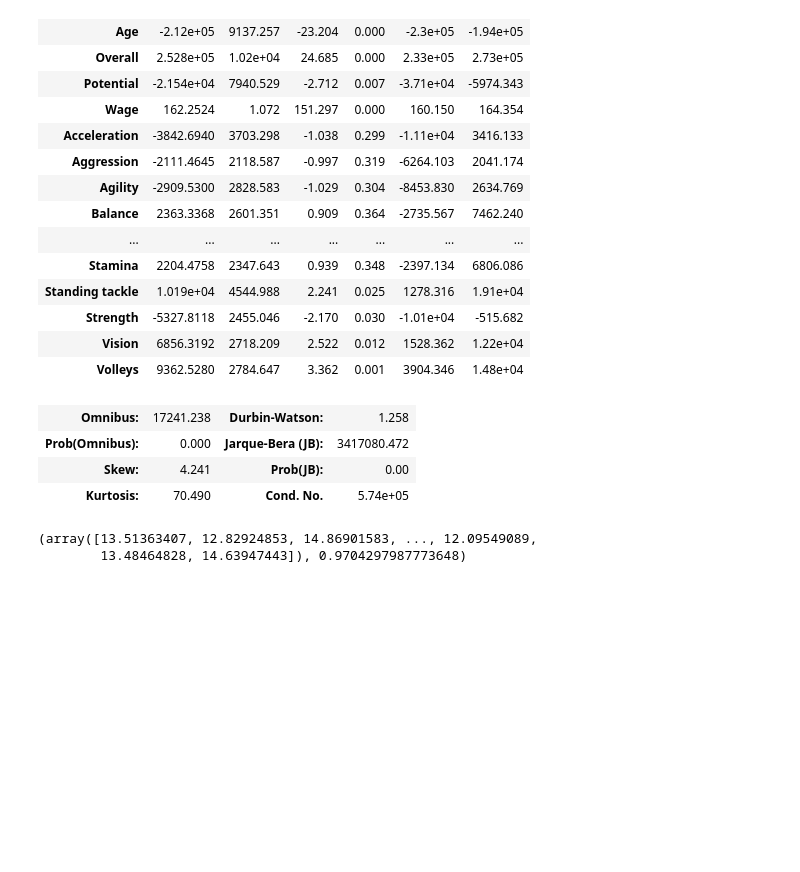
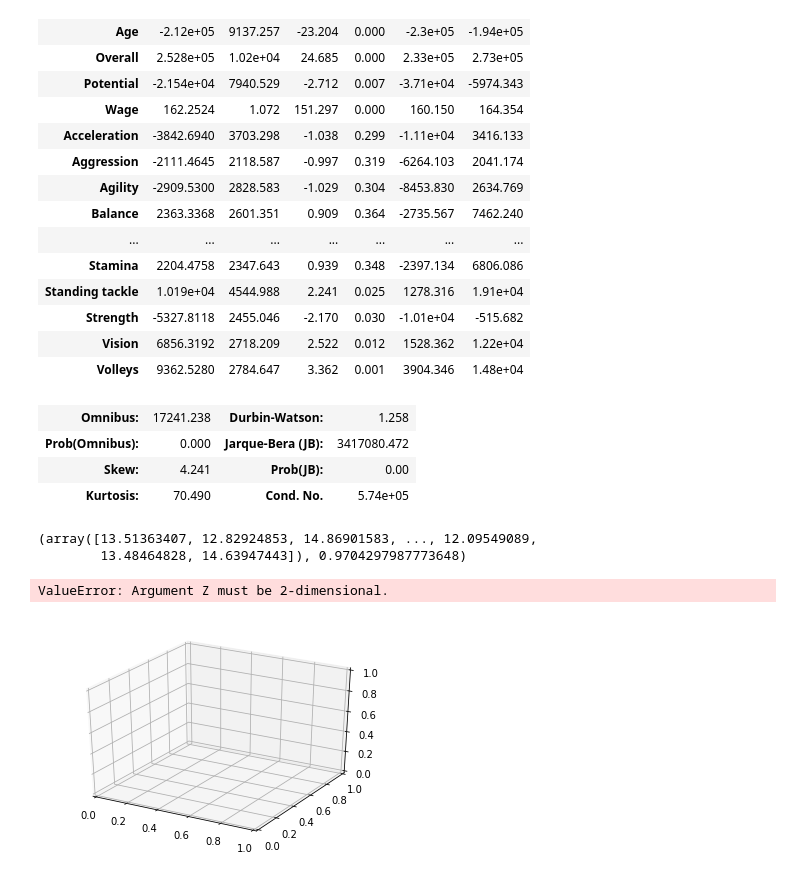
Before and after one commit to John6324/Projeto_Final_CDD, a Jupyter notebook: Projeto_Final-checkpoint.ipynb, the cells around one changed output. Cells and saved outputs as stored; diff of their text form; code cells hidden in the pictures; blank space fills up the shorter version.

```diff
--- a/Projeto_Final-checkpoint.ipynb
+++ b/Projeto_Final-checkpoint.ipynb
@@ -706,0 +735,20 @@ y_pred, r_quadrado
+# %%
+def f(age, overall, potential, wage):
+    return c+a*age + o*overall + p*potential + w*wage
+# %%
+npoints = 100
+age = np.linspace(X["Age"].min(), X["Age"].max(), npoints)
+overall = np.linspace(X["Overall"].min(), X["Overall"].max(), npoints)
+potential = np.linspace(X["Potential"].min(), X["Potential"].max(), npoints)
+wage = np.linspace(X["Wage"].min(), X["Wage"].max(), npoints)
+# %%
+age_aa, overall_oo, potential_pp, wage_ww = np.meshgrid(age, overall, potential, wage)
+# %%
+z = f(age_aa, overall_oo, potential_pp, wage_ww)
+# %%
+plt3d = plt.figure().gca(projection="3d")
+plt3d.plot_surface(age_aa, overall_oo, potential_pp, wage_ww, z)
+plt3d.scatter(X["Age"],X["Overall"], X["Potential"], X["Wage"], Y, color="r")
+# %% [output]
+ValueError: Argument Z must be 2-dimensional.
+[figure, added]
```
Also changed, not shown: parts of 33 cells of this notebook.
